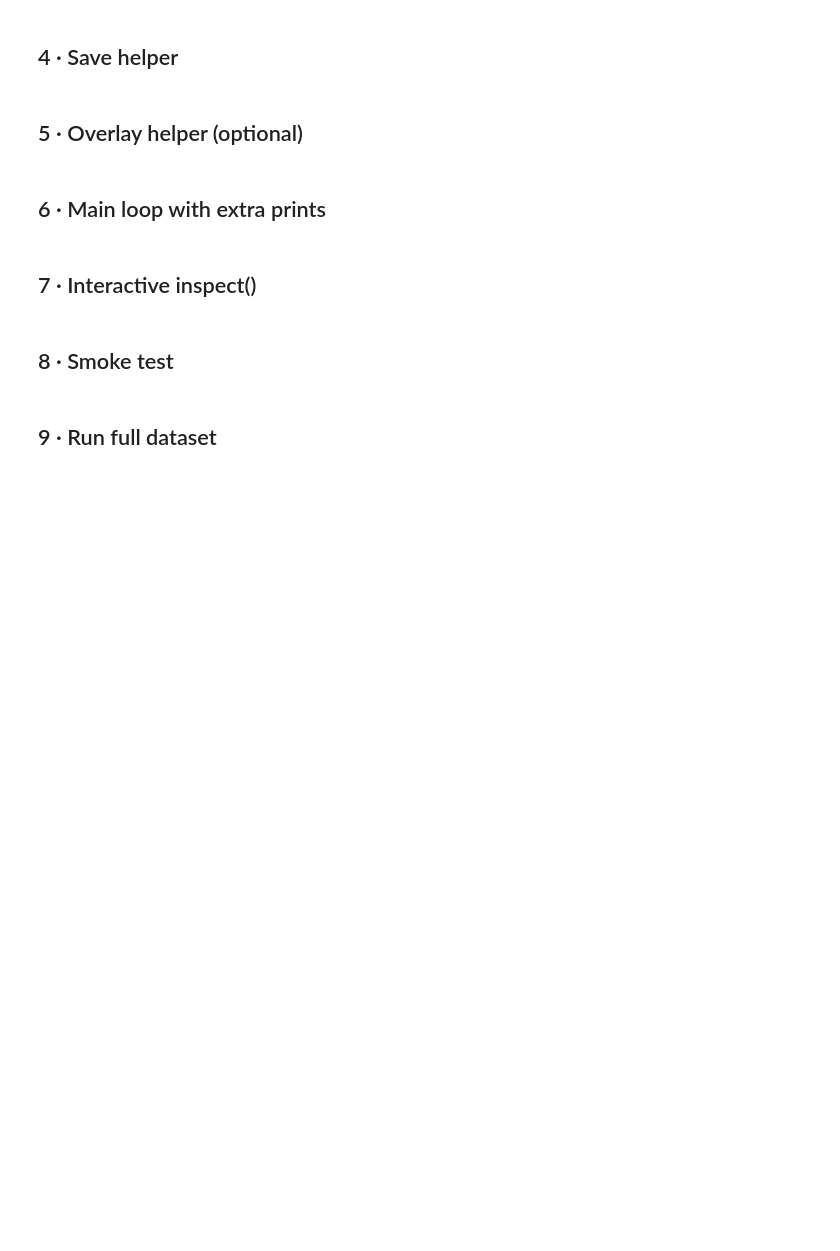
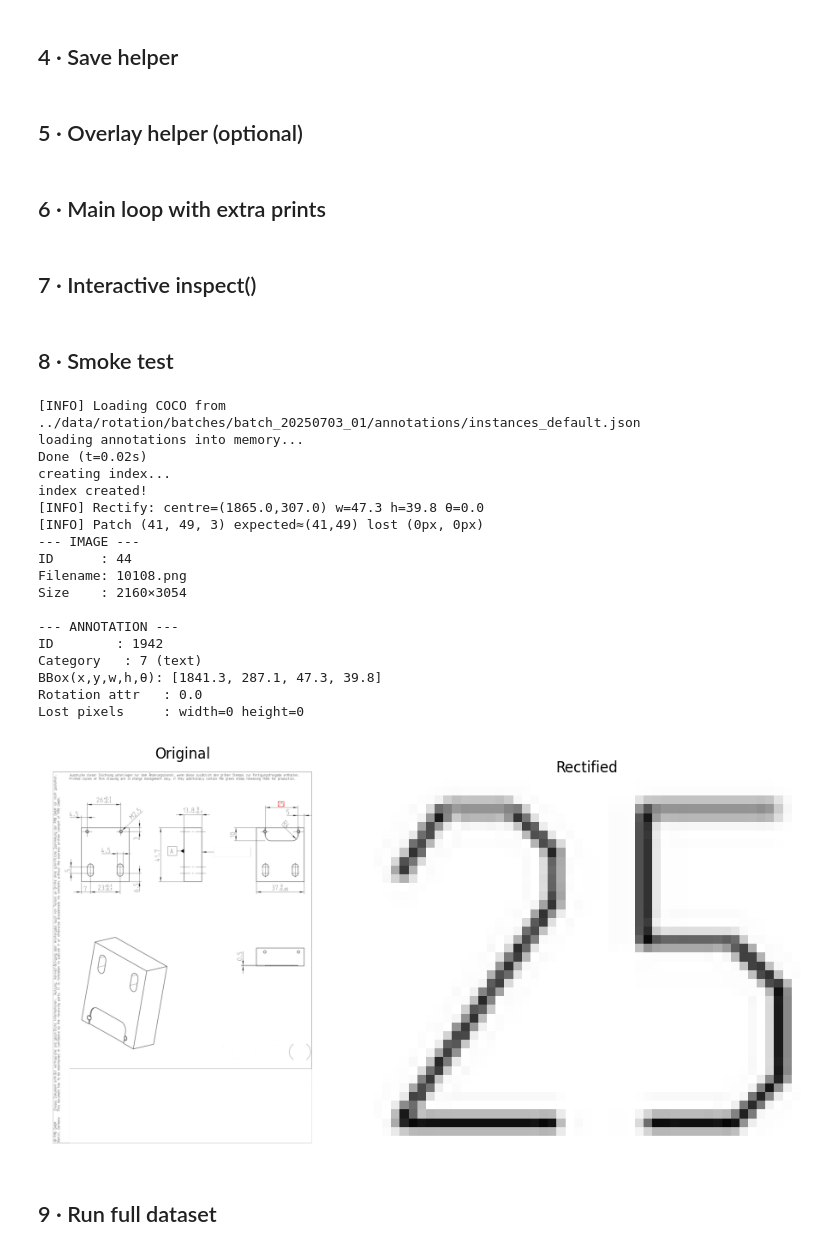
Before and after one commit to gonlyplease/ocr-rec-lab, a Jupyter notebook: pipeline/box_rectification.ipynb, the cells around one changed output. Cells and saved outputs as stored; diff of their text form; code cells hidden in the pictures; blank space fills up the shorter version.

Commit message:
Fixed rotation analytics

```diff
--- a/pipeline/box_rectification.ipynb
+++ b/pipeline/box_rectification.ipynb
@@ -25,7 +25,7 @@ def debug(msg: str, level: str = 'INFO') -> None:
 ## 1 · Configuration
 # %%
 SRC_IMG_DIR         = Path('../data/rotation/batches/batch_20250703_01/images/default')
-SRC_ANNOTATION_PATH = Path('../data/rotation/batches/batch_20250703_01/annotations/instances_train_rectified.json')
+SRC_ANNOTATION_PATH = Path('../data/rotation/batches/batch_20250703_01/annotations/instances_default.json')
 
 DEST_IMG_DIR        = Path('../data/rotation/batches/batch_20250703_01/images/boxes')
 DEST_IMG_DIR.mkdir(parents=True, exist_ok=True)
@@ -184,7 +187,27 @@ def inspect(image_id: int, ann_id: int = None):
 # %% [markdown]
 ## 8 · Smoke test
 # %%
-inspect(image_id=1)
+inspect(image_id=44)
+# %% [output]
+[INFO] Loading COCO from ../data/rotation/batches/batch_20250703_01/annotations/instances_default.json
+loading annotations into memory...
+Done (t=0.02s)
+creating index...
+index created!
+[INFO] Rectify: centre=(1865.0,307.0) w=47.3 h=39.8 θ=0.0
+[INFO] Patch (41, 49, 3) expected≈(41,49) lost (0px, 0px)
+--- IMAGE ---
+ID      : 44
+Filename: 10108.png
+Size    : 2160×3054
+
+--- ANNOTATION ---
+ID        : 1942
+Category   : 7 (text)
+BBox(x,y,w,h,θ): [1841.3, 287.1, 47.3, 39.8]
+Rotation attr   : 0.0
+Lost pixels     : width=0 height=0
+[figure, added]
 # %% [markdown]
 ## 9 · Run full dataset
 # %%
```
Also changed, not shown: parts of 2 cells of this notebook, 3 other files.
